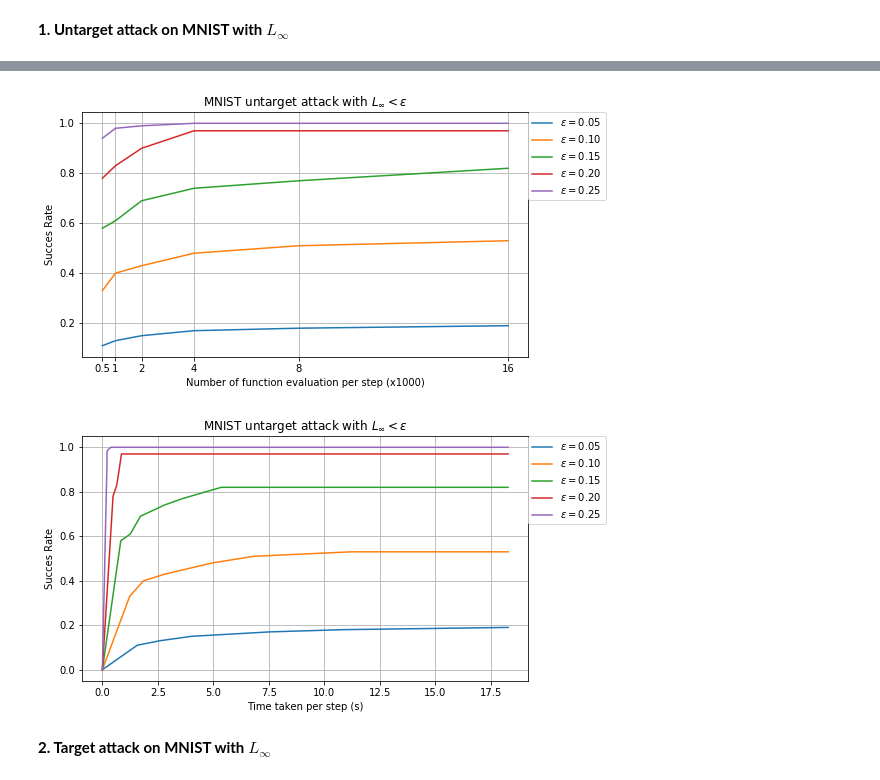
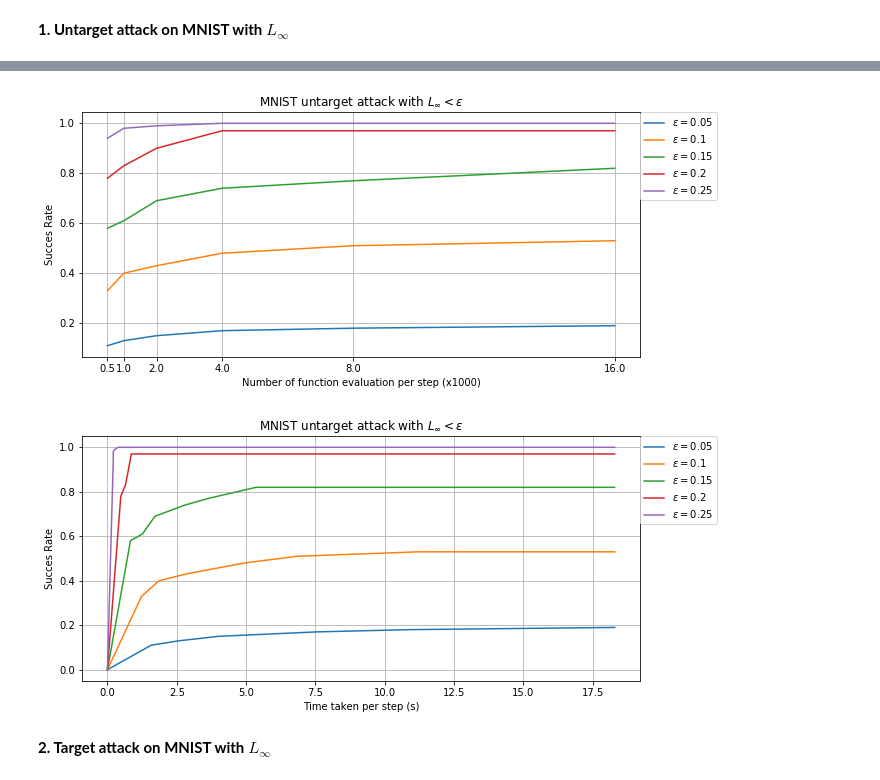
Before and after one commit to f-grimaldi/AdvAttack, a Jupyter notebook: results/ClassicZSCG/ZSCG_MNIST_results_analysis.ipynb, the cells around one changed output, grey strips where cells are left out. Drawn from its saved outputs; the diff is of its cells as text; code cells hidden in the pictures.

```diff
--- a/results/ClassicZSCG/ZSCG_MNIST_results_analysis.ipynb
+++ b/results/ClassicZSCG/ZSCG_MNIST_results_analysis.ipynb
@@ -25,0 +21,7 @@ df25
+# %%
+MUI = pd.read_csv('MUI.csv', index_col=0)
+print('MUI has shape: {}'.format(MUI.shape))
+epsilon_list = list(MUI.Epsilon.unique())
+print('The upper bounds on the norm are:\n{}'.format(epsilon_list))
+n_gradient = sorted(list(MUI.NGradient.unique()))
+MUI.head()
@@ -26,43 +38,35 @@ df25
 # %%
-fig = plt.figure(figsize=(8, 4.5))
+fig = plt.figure(figsize=(10, 4.5))
 plt.title('MNIST untarget attack with $L_{\infty} < \epsilon$')
-plt.plot(df05['# Gradient Estimation'], df05['Succes Rate'], label=r'$\epsilon = 0.05$')
-plt.plot(df10['# Gradient Estimation'], df10['Succes Rate'], label=r'$\epsilon = 0.10$')
-plt.plot(df15['# Gradient Estimation'], df15['Succes Rate'], label=r'$\epsilon = 0.15$')
-plt.plot(df20['# Gradient Estimation'], df20['Succes Rate'], label=r'$\epsilon = 0.20$')
-plt.plot(df25['# Gradient Estimation'], df25['Succes Rate'], label=r'$\epsilon = 0.25$')
+for eps in epsilon_list:
+    c = MUI.Epsilon == eps
+    plt.plot(MUI.NGradient[c], MUI.SuccesRate[c], label = r'$\epsilon = {}$'.format(eps))
 plt.ylabel('Succes Rate')
 plt.xlabel('Number of function evaluation per step (x1000)')
-plt.xticks( [500, 1000, 2000, 4000, 8000, 16000], [0.5, 1, 2, 4, 8, 16], rotation=0)
+plt.xticks(n_gradient, np.array(n_gradient)/1000, rotation=0)
 plt.legend(loc=[1, 0.64])
 plt.grid()
 plt.show()
 # %% [output]
-[figure, old version]
+[figure, new version]
 # %%
-max_time = [df05['Time per attack'].max()]
+max_time = MUI.MeanTime.max()
+def SR(df):
+    return [0] + df.SuccesRate.tolist() + [df.SuccesRate.max()]
+def Time(df):
+    return [0] + df.MeanTime.tolist() + [max_time]
 
-def SR(df):
-    return [0] + df['Succes Rate'].tolist() + [df['Succes Rate'].max()]
-def max_SR(df):
-    return df['Succes Rate'].tolist()  + [df['Succes Rate'].max()]
-
-
-
-
-fig = plt.figure(figsize=(8, 4.5))
+fig = plt.figure(figsize=(10, 4.5))
 plt.title('MNIST untarget attack with $L_{\infty} < \epsilon$')
-plt.plot([0] + df05['Time per attack'].tolist() + max_time, SR(df05), label=r'$\epsilon = 0.05$')
-plt.plot([0] + df10['Time per attack'].tolist() + max_time, SR(df10), label=r'$\epsilon = 0.10$')
-plt.plot([0] + df15['Time per attack'].tolist() + max_time, SR(df15), label=r'$\epsilon = 0.15$')
-plt.plot([0] + df20['Time per attack'].tolist() + max_time, SR(df20), label=r'$\epsilon = 0.20$')
-plt.plot([0] + df25['Time per attack'].tolist() + max_time, SR(df25), label=r'$\epsilon = 0.25$')
+for eps in epsilon_list:
+    c = MUI.Epsilon == eps
+    plt.plot(Time(MUI[c]), SR(MUI[c]), label = r'$\epsilon = {}$'.format(eps))
 plt.ylabel('Succes Rate')
 plt.xlabel('Time taken per step (s)')
 plt.legend(loc=[1, 0.64])
 plt.grid()
 plt.show()
 # %% [output]
-[figure, old version]
+[figure, new version]
 # %% [markdown]
 **2. Target attack on MNIST with** $L_{\infty}$
```
Also changed, not shown: parts of 15 cells of this notebook, 30 other files.
